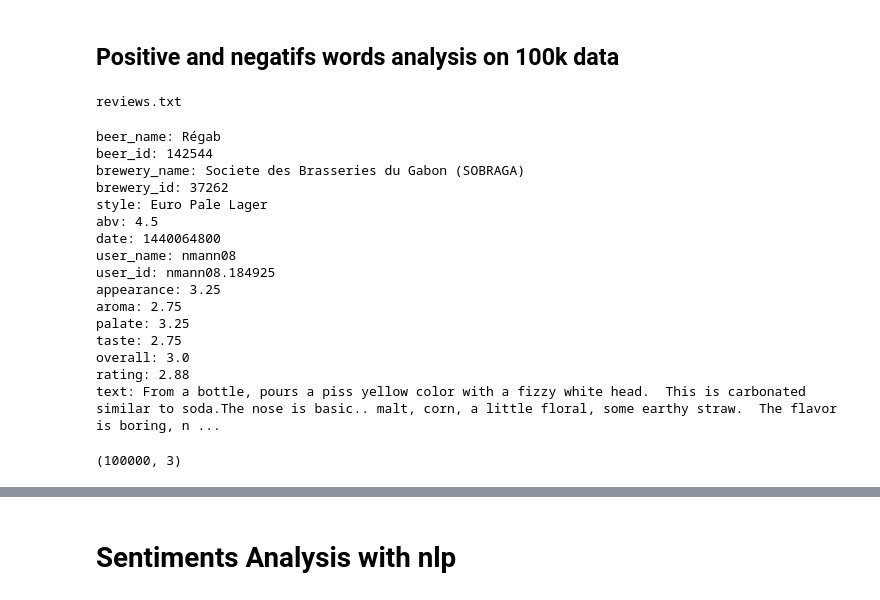
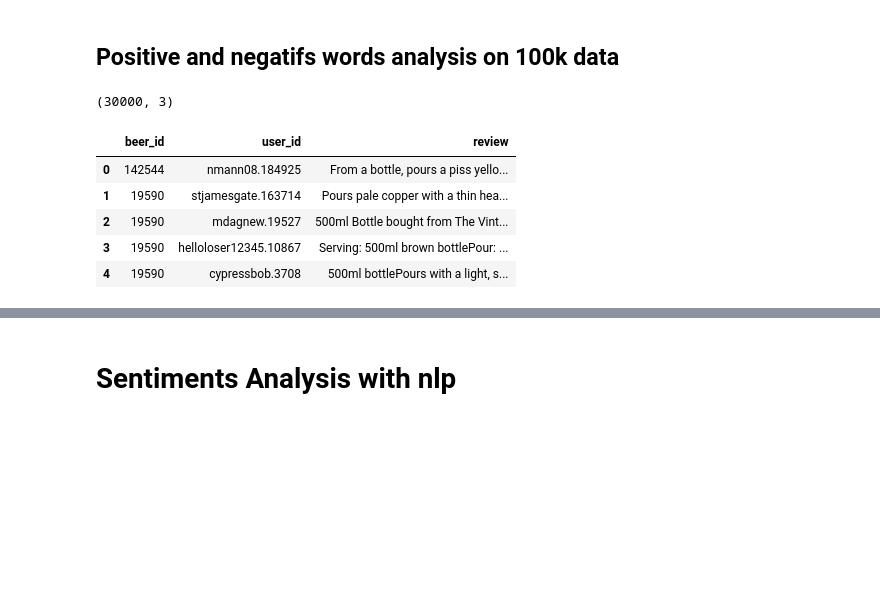
Before and after one commit to epfl-ada/ada-2022-project-hotchocolate, a Jupyter notebook: happyness.ipynb, the cells around one changed output, grey strips where cells are left out. Cells and saved outputs as stored; diff of their text form; code cells hidden in the pictures; blank space fills up the shorter version.

```diff
--- a/happyness.ipynb
+++ b/happyness.ipynb
@@ -174,36 +134,6 @@ df_final_adv.sort_values(by = 'pos_words',  ascending=False).head(n= 25)
 | 17 | 2.065294 | 3.802863 | 3982 | Spain |
 # %% [markdown]
 ## Positive and negatifs words analysis on 100k data
-# %%
-books = list()
-
-for book_file in os.listdir(advBeer_root):
-    if "reviews.txt" in book_file:
-        if not "gz"in book_file:
-            print(book_file)
-            with codecs.open(os.path.join(advBeer_root,book_file),encoding="utf8") as f:
-                books.append(f.read())
-# %% [output]
-reviews.txt
-# %%
-print(books[0][:600])
-# %% [output]
-beer_name: Régab
-beer_id: 142544
-brewery_name: Societe des Brasseries du Gabon (SOBRAGA)
-brewery_id: 37262
-style: Euro Pale Lager
-abv: 4.5
-date: 1440064800
-user_name: nmann08
-user_id: nmann08.184925
-appearance: 3.25
-aroma: 2.75
-palate: 3.25
-taste: 2.75
-overall: 3.0
-rating: 2.88
-text: From a bottle, pours a piss yellow color with a fizzy white head.  This is carbonated similar to soda.The nose is basic.. malt, corn, a little floral, some earthy straw.  The flavor is boring, n ...
 # %%
 data = []
 with open(advBeer_root +'reviews.txt', encoding='utf-8') as f:
@@ -215,7 +145,7 @@ with open(advBeer_root +'reviews.txt', encoding='utf-8') as f:
             continue
 
         if line.startswith('user_id'):
-            user_id = line[8:]
+            user_id = line[9:]
             continue
 
         if line.startswith('text'):
@@ -225,10 +155,19 @@ with open(advBeer_root +'reviews.txt', encoding='utf-8') as f:
 
 
 df_reviews_adv = pd.DataFrame(data, columns=["beer_id", "user_id", "review"])
-df_reviews_adv_low = df_reviews_adv.iloc[:100000, :]
+df_reviews_adv_low = df_reviews_adv.iloc[:30000, :]
 print(df_reviews_adv_low.shape)
 # %% [output]
-(100000, 3)
+(30000, 3)
+# %%
+df_reviews_adv_low.head()
+# %% [output]
+|  | beer_id | user_id | review |
+| 0 | 142544 | nmann08.184925 | From a bottle, pours a piss yello... |
+| 1 | 19590 | stjamesgate.163714 | Pours pale copper with a thin hea... |
+| 2 | 19590 | mdagnew.19527 | 500ml Bottle bought from The Vint... |
+| 3 | 19590 | helloloser12345.10867 | Serving: 500ml brown bottlePour: ... |
+| 4 | 19590 | cypressbob.3708 | 500ml bottlePours with a light, s... |
 # %%
 list_user_location_adv = df_adv_users.loc[df_adv_users['user_id'].isin(df_reviews_adv_low['user_id']),['user_id','location']]
 df_reviews_adv_low.loc[:,'location'] = df_reviews_adv_low['user_id'].apply(get_location_user, args= (list_user_location_adv,))
```
Also changed, not shown: parts of 25 cells of this notebook, 1 other file.
